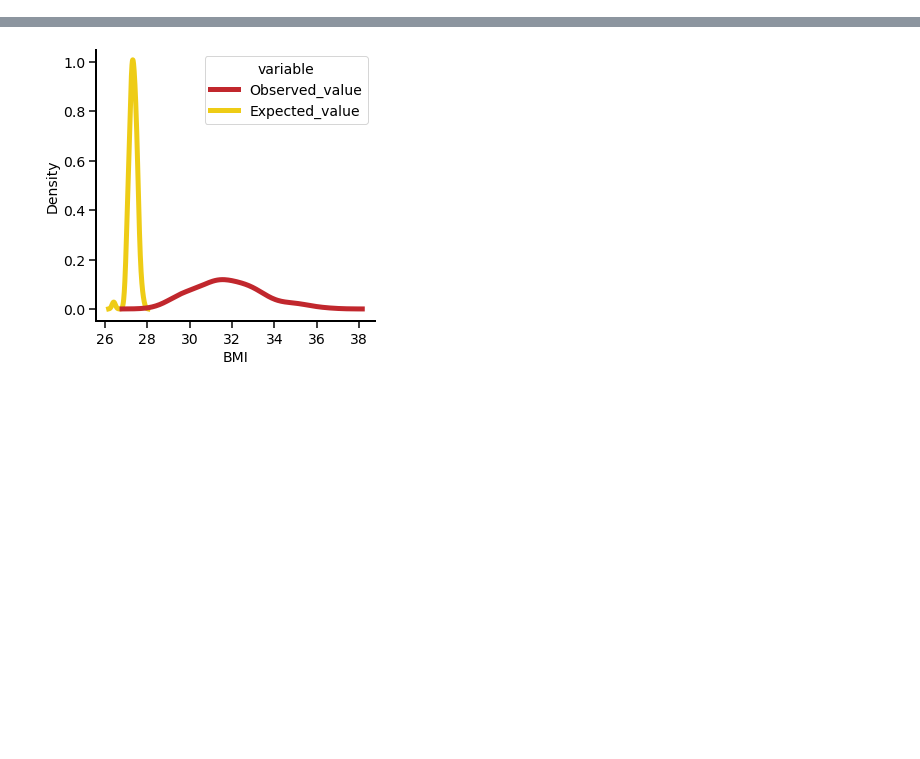
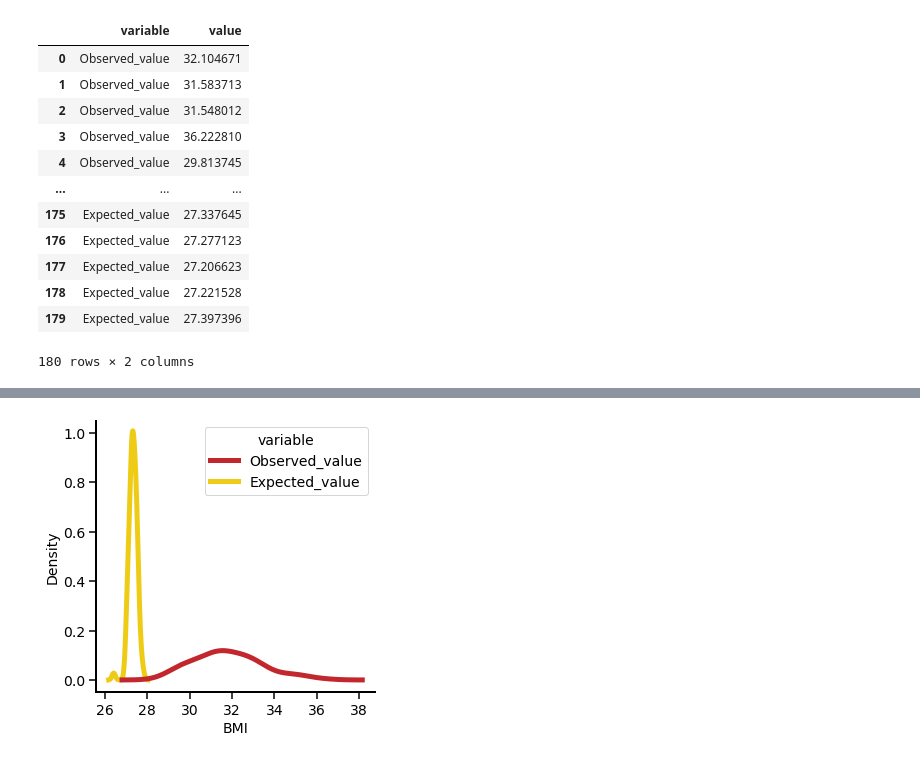
Before and after one commit to deeprob/ukb_bmi, a Jupyter notebook: 4_characterization/white_british/notebooks/3_additivity_model.ipynb, the cells around one changed output, grey strips where cells are left out. Drawn from its saved outputs; the diff is of its cells as text; code cells hidden in the pictures; blank space fills up the shorter version.

```diff
--- a/4_characterization/white_british/notebooks/3_additivity_model.ipynb
+++ b/4_characterization/white_british/notebooks/3_additivity_model.ipynb
@@ -21,3 +21,19 @@ df3 = pd.read_csv(combo3_file, usecols=["Expected_value", "Observed_value"])
 df = pd.concat((df2, df3))
 
 plot_df = df.melt(value_vars=["Observed_value", "Expected_value"])
+# %%
+plot_df
+# %% [output]
+|  | variable | value |
+| 0 | Observed_value | 32.104671 |
+| 1 | Observed_value | 31.583713 |
+| 2 | Observed_value | 31.548012 |
+| 3 | Observed_value | 36.222810 |
+| 4 | Observed_value | 29.813745 |
+| ... | ... | ... |
+| 175 | Expected_value | 27.337645 |
+| 176 | Expected_value | 27.277123 |
+| 177 | Expected_value | 27.206623 |
+| 178 | Expected_value | 27.221528 |
+| 179 | Expected_value | 27.397396 |
+180 rows × 2 columns
```
Also changed, not shown: parts of 2 cells of this notebook, 5 other files.
